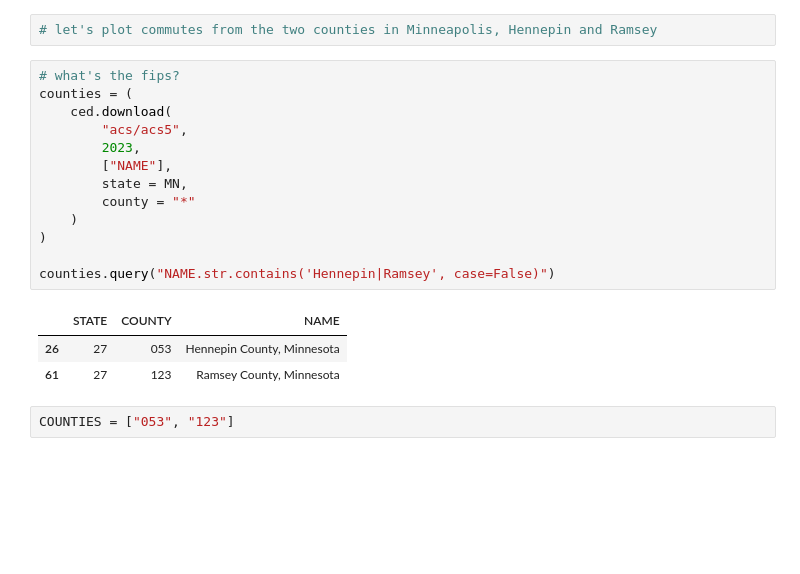
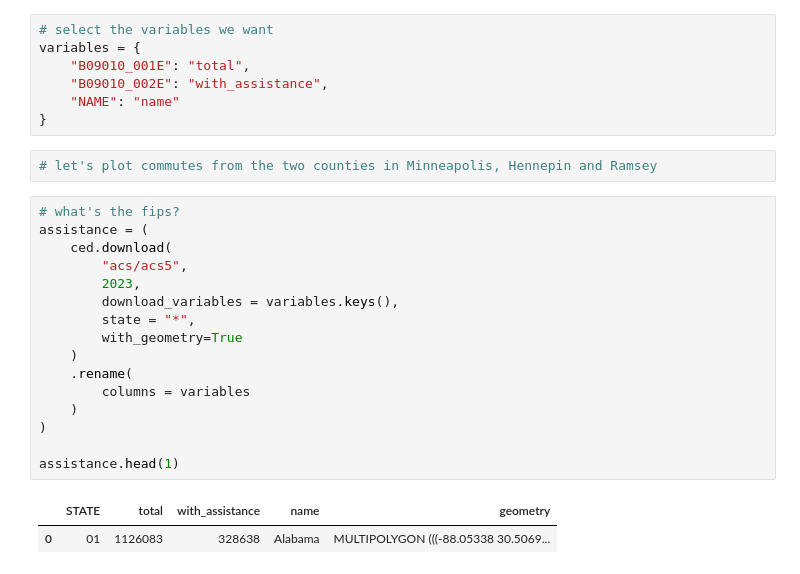
Before and after one commit to scottpham/NICAR25-CensusDIS-how-to, a Jupyter notebook: completed_notebooks/2_finding_tables.ipynb, the cells around one changed output. Saved outputs shown, nothing was run; the diff lists cells and outputs as text; blank space fills up the shorter version.

```diff
--- a/completed_notebooks/2_finding_tables.ipynb
+++ b/completed_notebooks/2_finding_tables.ipynb
@@ -173,21 +117,28 @@ from censusdis.states import ALL_STATES_AND_DC, MN
+# %%
+# select the variables we want
+variables = {
+    "B09010_001E": "total",
+    "B09010_002E": "with_assistance",
+    "NAME": "name"
+}
 # %%
 # let's plot commutes from the two counties in Minneapolis, Hennepin and Ramsey
 # %%
 # what's the fips?
-counties = (
+assistance = (
     ced.download(
         "acs/acs5",
         2023,
-        ["NAME"],
-        state = MN,
-        county = "*"
+        download_variables = variables.keys(),
+        state = "*",
+        with_geometry=True
+    )
+    .rename(
+        columns = variables
     )
 )
 
-counties.query("NAME.str.contains('Hennepin|Ramsey', case=False)")
+assistance.head(1)
 # %% [output]
-|  | STATE | COUNTY | NAME |
-| 26 | 27 | 053 | Hennepin County, Minnesota |
-| 61 | 27 | 123 | Ramsey County, Minnesota |
+|  | STATE | total | with_assistance | name | geometry |
+| 0 | 01 | 1126083 | 328638 | Alabama | MULTIPOLYGON (((-88.05338 30.5069... |
-# %%
-COUNTIES = ["053", "123"]
```
Also changed, not shown: parts of 22 cells of this notebook, 2 other files.
